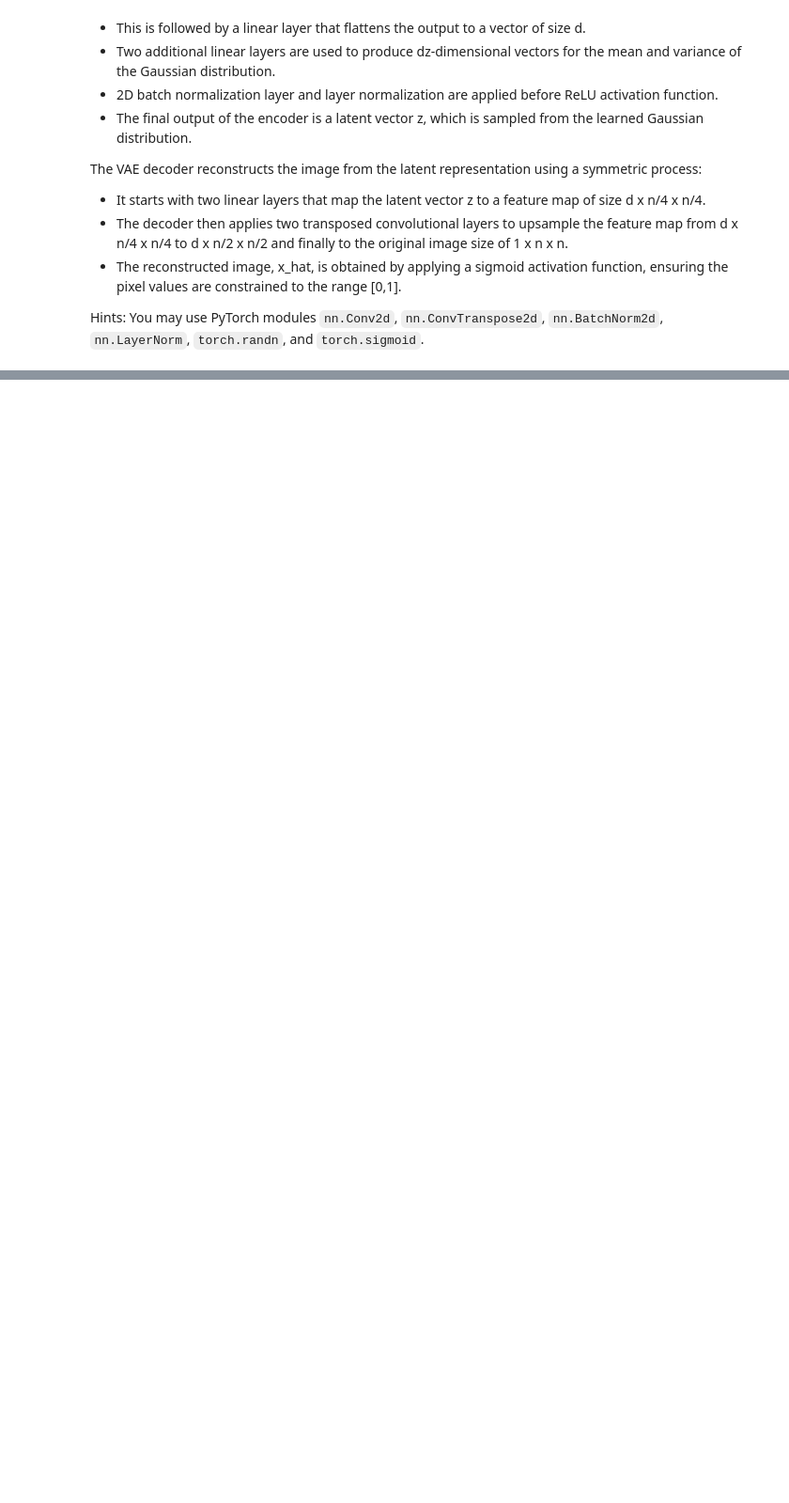
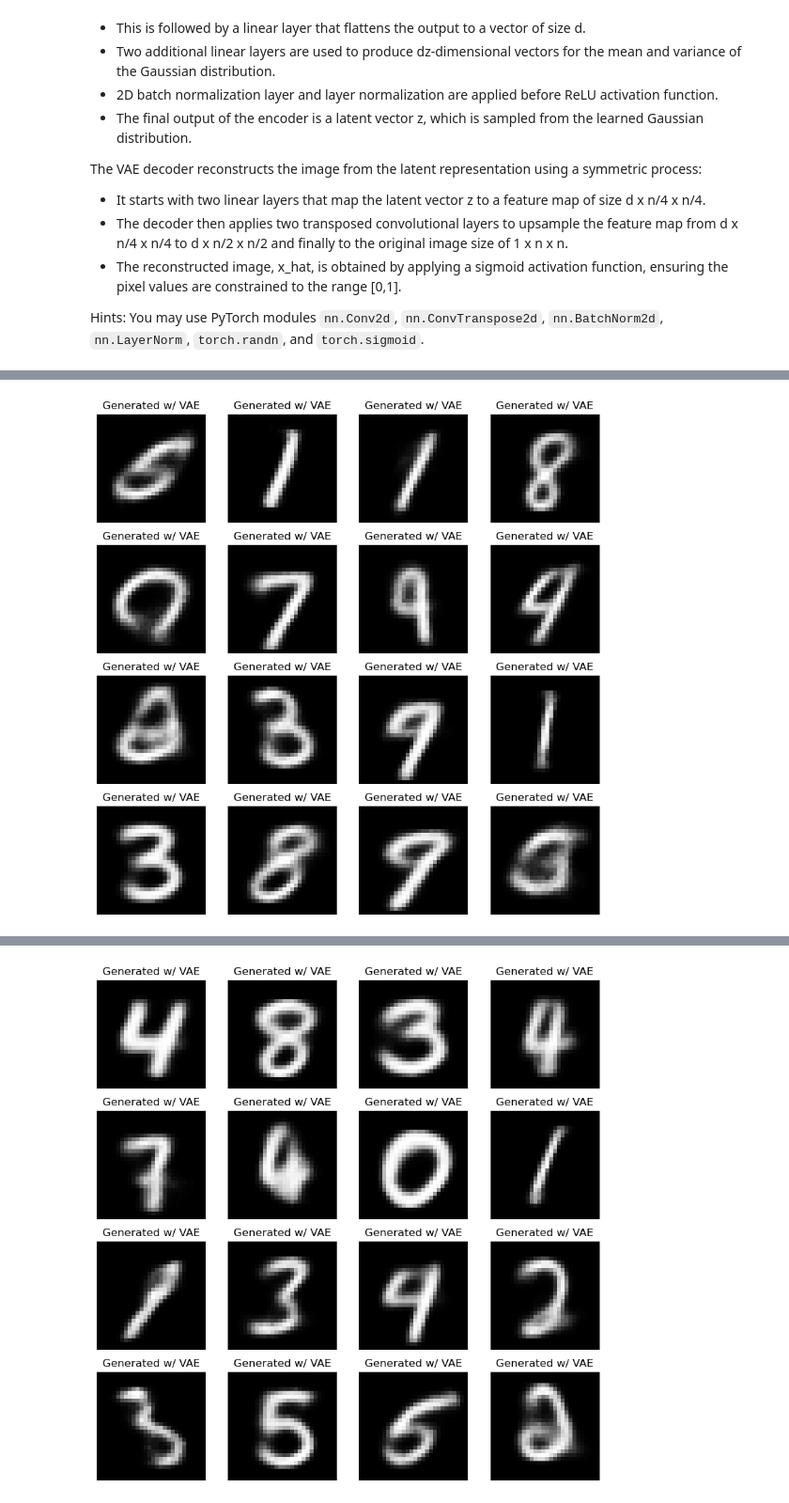
Before and after one commit to leakin185/CS5242_2025, a Jupyter notebook: labs_lecture08/lab02_vae_image/vae_image_solution.ipynb, the cells around one changed output, grey strips where cells are left out. Shown at 94% size. Drawn from its saved outputs; the diff is of its cells as text; code cells hidden in the pictures; blank space fills up the shorter version.

```diff
--- a/labs_lecture08/lab02_vae_image/vae_image_solution.ipynb
+++ b/labs_lecture08/lab02_vae_image/vae_image_solution.ipynb
@@ -18,6 +18,7 @@ import torch.nn as nn
 import torch.optim as optim
 import utils
 import time
+import random
 
 # Libraries
 import matplotlib.pyplot as plt
@@ -28,7 +29,7 @@ logging.getLogger().setLevel(logging.CRITICAL) # remove warnings
 print(torch.__version__)
 if torch.cuda.is_available():
     print(torch.cuda.get_device_name(0))
-    device= torch.device("cuda:0") # use GPU
+    device= torch.device("cuda") # use GPU
 else:
     device= torch.device("cpu")
 print(device)
@@ -71,13 +70,13 @@ Hints: You may use PyTorch modules `nn.Conv2d`, `nn.ConvTranspose2d`, `nn.BatchN
 n = train_data.size(1) # n : nb of pixels along each spatial dimension
 dz = 36 # dz : latent dimension
 d = 256 # d : hidden dimension
-b = 200 # b : batch size
+b = 250 # b : batch size
 # %%
 # Define  VAE architecture
 class VAE(nn.Module):
 
     def __init__(self):
-        super(VAE, self).__init__()
+        super().__init__()
 
         # Encoder x => z
         self.conv1_enc = nn.Conv2d(1, d, kernel_size=4, padding=1, stride=2) #  1 x 28 x 28 --> d x 14 x 14
@@ -133,7 +132,9 @@ class VAE(nn.Module):
         h = torch.relu(h)
         h = self.conv2_dec(h) # [b, 1, n, n]
         x_hat = torch.sigmoid(h.squeeze()) # [b, n, n]
+
         return x_hat, q_mu, q_logvar
+
 
 # Instantiate the network
 net = VAE()
@@ -185,16 +186,13 @@ net = net.to(device)
 utils.display_num_param(net)
 
 # Optimizer
-lr = 0.0003
-# lr = 0.001
-# optimizer = torch.optim.Adam(net.parameters(), lr=lr)
-optimizer = torch.optim.AdamW(net.parameters(), lr=lr)
+init_lr = 0.0003
+optimizer = torch.optim.AdamW(net.parameters(), lr=init_lr)
 
-nb_batch = 50
-# nb_batch = 100
+nb_batch = 100
 b = 200  # Batch size
 
-start=time.time()
+start = time.time()
 for epoch in range(nb_batch):
 
     running_loss = 0.0
@@ -202,15 +200,10 @@ for epoch in range(nb_batch):
 
     shuffled_indices = torch.randperm(60000)
 
-#     if epoch%10==0 and epoch>=10:
-#         lr = lr / 1.5
-#         for param_group in optimizer.param_groups:
-#             param_group['lr'] = lr
-
     for count in range(0,60000,b):
 
         # FORWARD AND BACKWARD PASS
-        idx_idximages = shuffled_indices[count : count+b]
+        idx = shuffled_indices[count : count+b]
         batch_images = train_data[idx,:,:].to(device)
         optimizer.zero_grad()
         x_hat, q_mu, q_logvar = net(batch_images)
@@ -219,7 +212,7 @@ for epoch in range(nb_batch):
         p_xz = x_hat       # we do not perform Bernoulli sampling
         loss_data =  nn.BCELoss()(p_xz, p_x)
         loss_KL = -0.5* torch.mean( 1.0 + q_logvar - q_mu.pow(2.0) - q_logvar.exp() )
-        loss = loss_data + loss_KL
+        loss = loss_data + 1/4*loss_KL
         loss.backward()
         optimizer.step()
 
@@ -230,6 +223,33 @@ for epoch in range(nb_batch):
     # AVERAGE STATS THEN DISPLAY
     total_loss = running_loss/num_batches
     elapsed = (time.time()-start)/60
-    print('epoch=',epoch, '\t time=', elapsed,'min', '\t lr=', lr  ,'\t loss=', total_loss )
+    print('epoch=',epoch, '\t time=', elapsed,'min', '\t lr=', init_lr  ,'\t loss=', total_loss )
+
+    # PLOT
+    if epoch>0 and not epoch%20:
+        with torch.no_grad():
+            num_generated_images = 16
+            x = torch.zeros(num_generated_images, n**2).to(device)
+            x_hat = net(x, False)[0]
+            x_hat = x_hat.squeeze().detach().to('cpu')
+        figure, axis = plt.subplots(4, 4)
+        figure.set_size_inches(10,10)
+        i,j,cpt=0,0,0; axis[i,j].imshow(x_hat[cpt,:,:], cmap='gray'); axis[i,j].set_title("Generated w/ VAE"); axis[i,j].axis('off')
+        i,j,cpt=1,0,1; axis[i,j].imshow(x_hat[cpt,:,:], cmap='gray'); axis[i,j].set_title("Generated w/ VAE"); axis[i,j].axis('off')
+        i,j,cpt=2,0,2; axis[i,j].imshow(x_hat[cpt,:,:], cmap='gray'); axis[i,j].set_title("Generated w/ VAE"); axis[i,j].axis('off')
+        i,j,cpt=3,0,3; axis[i,j].imshow(x_hat[cpt,:,:], cmap='gray'); axis[i,j].set_title("Generated w/ VAE"); axis[i,j].axis('off')
+        i,j,cpt=0,1+0,4; axis[i,j].imshow(x_hat[cpt,:,:], cmap='gray'); axis[i,j].set_title("Generated w/ VAE"); axis[i,j].axis('off')
+        i,j,cpt=1,1+0,5; axis[i,j].imshow(x_hat[cpt,:,:], cmap='gray'); axis[i,j].set_title("Generated w/ VAE"); axis[i,j].axis('off')
+        i,j,cpt=2,1+0,6; axis[i,j].imshow(x_hat[cpt,:,:], cmap='gray'); axis[i,j].set_title("Generated w/ VAE"); axis[i,j].axis('off')
+        i,j,cpt=3,1+0,7; axis[i,j].imshow(x_hat[cpt,:,:], cmap='gray'); axis[i,j].set_title("Generated w/ VAE"); axis[i,j].axis('off')
+        i,j,cpt=0,2+0,8; axis[i,j].imshow(x_hat[cpt,:,:], cmap='gray'); axis[i,j].set_title("Generated w/ VAE"); axis[i,j].axis('off')
+        i,j,cpt=1,2+0,9; axis[i,j].imshow(x_hat[cpt,:,:], cmap='gray'); axis[i,j].set_title("Generated w/ VAE"); axis[i,j].axis('off')
+        i,j,cpt=2,2+0,10; axis[i,j].imshow(x_hat[cpt,:,:], cmap='gray'); axis[i,j].set_title("Generated w/ VAE"); axis[i,j].axis('off')
+        i,j,cpt=3,2+0,11; axis[i,j].imshow(x_hat[cpt,:,:], cmap='gray'); axis[i,j].set_title("Generated w/ VAE"); axis[i,j].axis('off')
+        i,j,cpt=0,3+0,12; axis[i,j].imshow(x_hat[cpt,:,:], cmap='gray'); axis[i,j].set_title("Generated w/ VAE"); axis[i,j].axis('off')
+        i,j,cpt=1,3+0,13; axis[i,j].imshow(x_hat[cpt,:,:], cmap='gray'); axis[i,j].set_title("Generated w/ VAE"); axis[i,j].axis('off')
+        i,j,cpt=2,3+0,14; axis[i,j].imshow(x_hat[cpt,:,:], cmap='gray'); axis[i,j].set_title("Generated w/ VAE"); axis[i,j].axis('off')
+        i,j,cpt=3,3+0,15; axis[i,j].imshow(x_hat[cpt,:,:], cmap='gray'); axis[i,j].set_title("Generated w/ VAE"); axis[i,j].axis('off')
+        plt.show()
 # %% [output]
 There are 8571977 (8.57 million) parameters in this neural network
@@ -251,0 +272 @@ epoch= 49        time= 2.5361462473869323 min    lr= 0.0003      loss= 0.2667652
+[figure, added]
@@ -251,0 +293 @@ epoch= 49        time= 2.5361462473869323 min    lr= 0.0003      loss= 0.2667652
+[figure, added]
```
Also changed, not shown: parts of 4 cells of this notebook, 1 other file.
